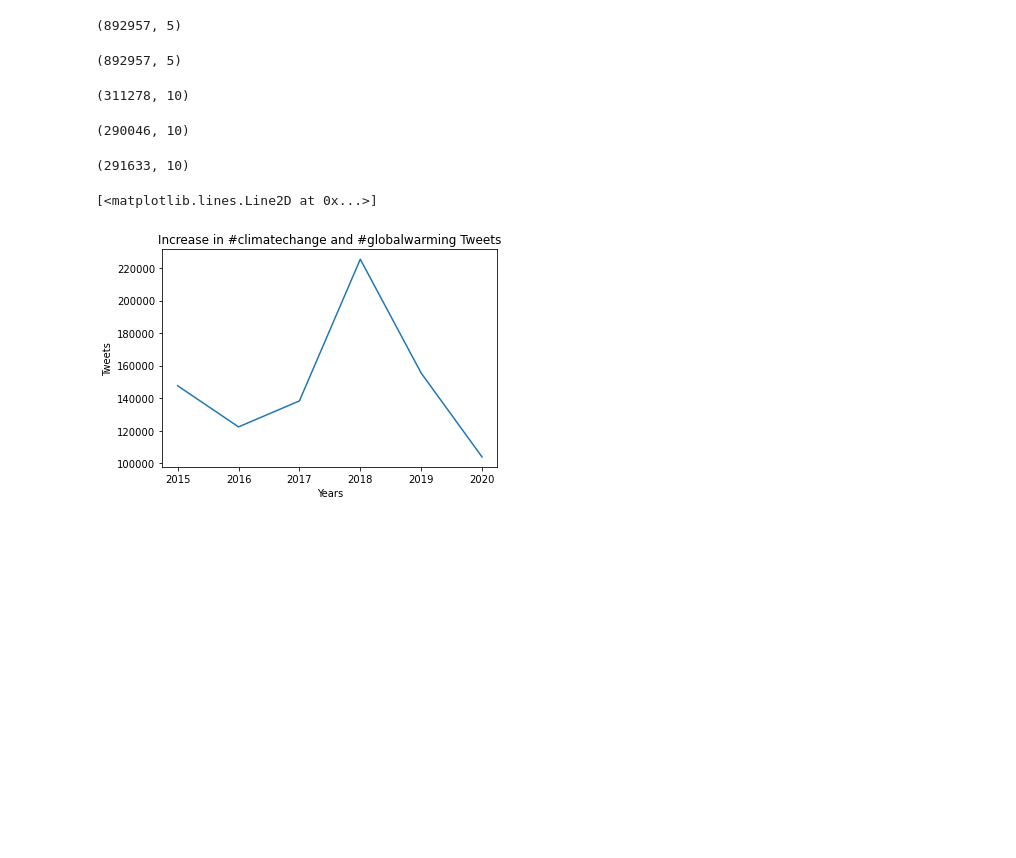
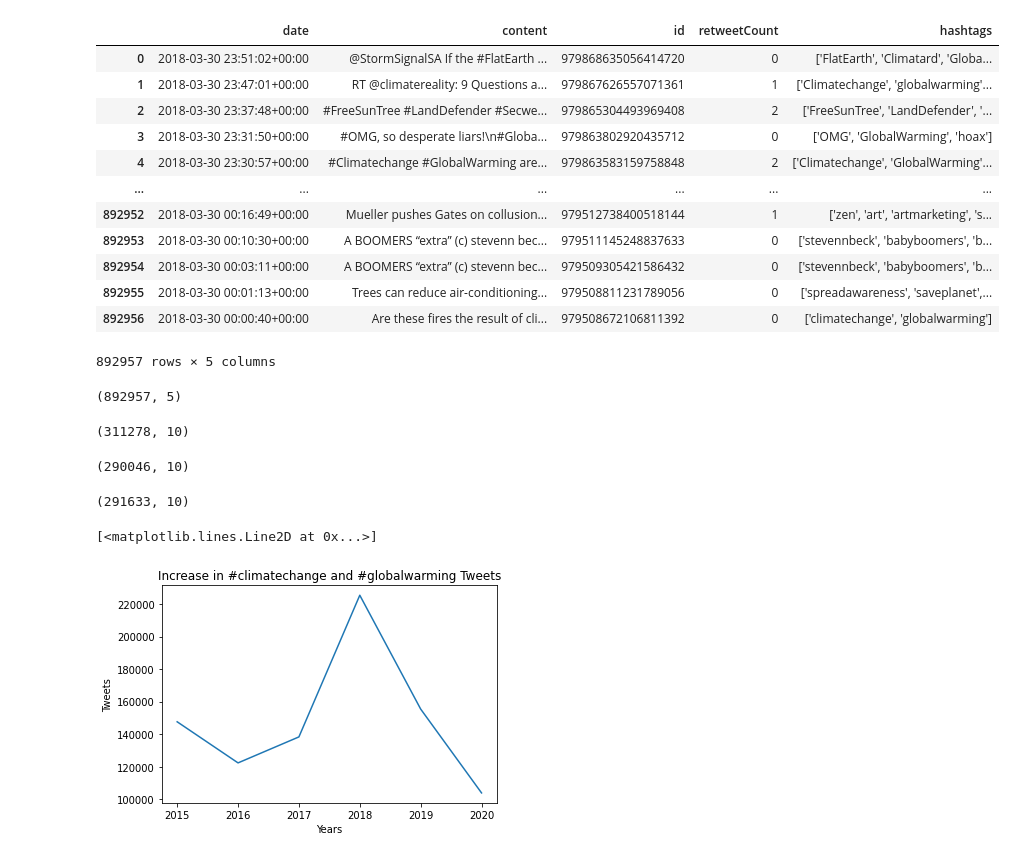
Before and after one commit to Yashika-Sorathia/Sentiment-Analysis, a Jupyter notebook: Sentiment Analysis.ipynb, the cells around one changed output. Saved outputs shown, nothing was run; the diff lists cells and outputs as text; code cells hidden in the pictures; blank space fills up the shorter version.

```diff
--- a/Sentiment Analysis.ipynb
+++ b/Sentiment Analysis.ipynb
@@ -43,9 +34,21 @@ tweets_df = tweets_df.loc[:, ~tweets_df.columns.str.contains('^Unnamed')]
 # %%
 tweets_df = tweets_df.dropna()
 # %%
-tweets_df.shape
+tweets_df
 # %% [output]
+|  | date | content | id | retweetCount | hashtags |
+| 0 | 2018-03-30 23:51:02+00:00 | @StormSignalSA If the #FlatEarth ... | 979868635056414720 | 0 | ['FlatEarth', 'Climatard', 'Globa... |
+| 1 | 2018-03-30 23:47:01+00:00 | RT @climatereality: 9 Questions a... | 979867626557071361 | 1 | ['Climatechange', 'globalwarming'... |
+| 2 | 2018-03-30 23:37:48+00:00 | #FreeSunTree #LandDefender #Secwe... | 979865304493969408 | 2 | ['FreeSunTree', 'LandDefender', '... |
+| 3 | 2018-03-30 23:31:50+00:00 | #OMG, so desperate liars!\n#Globa... | 979863802920435712 | 0 | ['OMG', 'GlobalWarming', 'hoax'] |
+| 4 | 2018-03-30 23:30:57+00:00 | #Climatechange #GlobalWarming are... | 979863583159758848 | 2 | ['Climatechange', 'GlobalWarming'... |
+| ... | ... | ... | ... | ... | ... |
+| 892952 | 2018-03-30 00:16:49+00:00 | Mueller pushes Gates on collusion... | 979512738400518144 | 1 | ['zen', 'art', 'artmarketing', 's... |
+| 892953 | 2018-03-30 00:10:30+00:00 | A BOOMERS “extra” (c) stevenn bec... | 979511145248837633 | 0 | ['stevennbeck', 'babyboomers', 'b... |
+| 892954 | 2018-03-30 00:03:11+00:00 | A BOOMERS “extra” (c) stevenn bec... | 979509305421586432 | 0 | ['stevennbeck', 'babyboomers', 'b... |
+| 892955 | 2018-03-30 00:01:13+00:00 | Trees can reduce air-conditioning... | 979508811231789056 | 0 | ['spreadawareness', 'saveplanet',... |
+| 892956 | 2018-03-30 00:00:40+00:00 | Are these fires the result of cli... | 979508672106811392 | 0 | ['climatechange', 'globalwarming'] |
-(892957, 5)
+892957 rows × 5 columns
 # %%
 # Remove emojis
 
```
Also changed, not shown: parts of 7 cells of this notebook, 1 other file.
